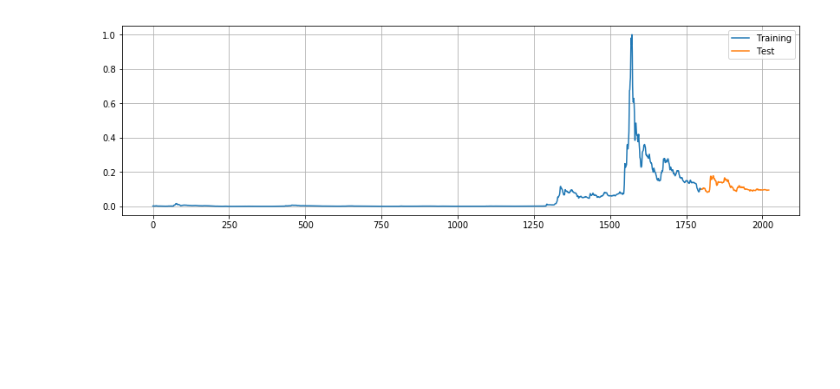
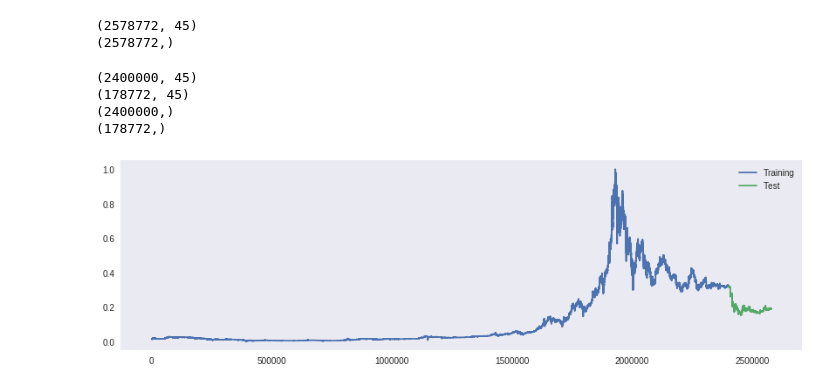
Before and after one commit to nilabja-bhattacharya/Cryptocurrency-Price-Prediction, a Jupyter notebook: Untitled7.ipynb, the cells around one changed output. Drawn from its saved outputs; the diff is of its cells as text; code cells hidden in the pictures; blank space fills up the shorter version.

```diff
--- a/Untitled7.ipynb
+++ b/Untitled7.ipynb
@@ -56,0 +19,14 @@ a = df["Average"]
+# %%
+import pandas as pd
+downloaded = drive.CreateFile({'id':id})
+downloaded.GetContentFile('bitstampUSD_1-min_data_2012-01-01_to_2019-03-13.csv')
+df = pd.read_csv('bitstampUSD_1-min_data_2012-01-01_to_2019-03-13.csv')
+# %%
+print(list(df.columns), "\nSHAPE ::", df.shape)
+for i in df.columns:
+    print(i, "::", df[i].dtype)
+
+# Declaring number for random state for reproducibility
+rstate=123
+
+df.describe()
@@ -56,0 +53,3 @@ a = df["Average"]
+# %%
+a = df[["Close","Open"]].fillna(method="backfill")
+a=(a.Close[1200000:]+a.Open[1200000:])/2
@@ -90,11 +88,33 @@ y_test = y[1800:]
+# %%
+
+print(X.shape)
+print(y.shape)
+# %% [output]
+(2578772, 45)
+(2578772,)
+# %%
+X_train = X[:2400000,:]
+X_test = X[2400000:,:]
+
+y_train = y[:2400000]
+y_test = y[2400000:]
+print(X_train.shape)
+print(X_test.shape)
+print(y_train.shape)
+print(y_test.shape)
+# %% [output]
+(2400000, 45)
+(178772, 45)
+(2400000,)
+(178772,)
 # %%
 plt.figure(figsize=(14,4))
-plt.plot(range(1800),y_train)
-plt.plot(range(1800, len(y)), y_test)
+plt.plot(range(2400000),y_train)
+plt.plot(range(2400000, len(y)), y_test)
 plt.legend(["Training", "Test"])
 plt.grid()
 # %% [output]
-[figure, old version]
+[figure, new version]
 # %%
 X_train = X_train.reshape(-1,45,1)
 X_test = X_test.reshape(-1,45,1)
```
Also changed, not shown: parts of 26 cells of this notebook.
